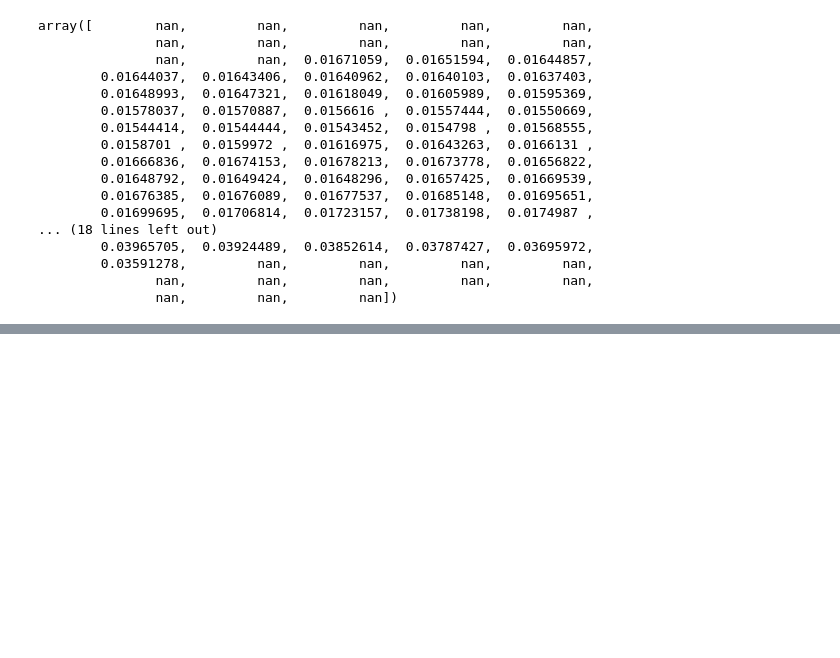
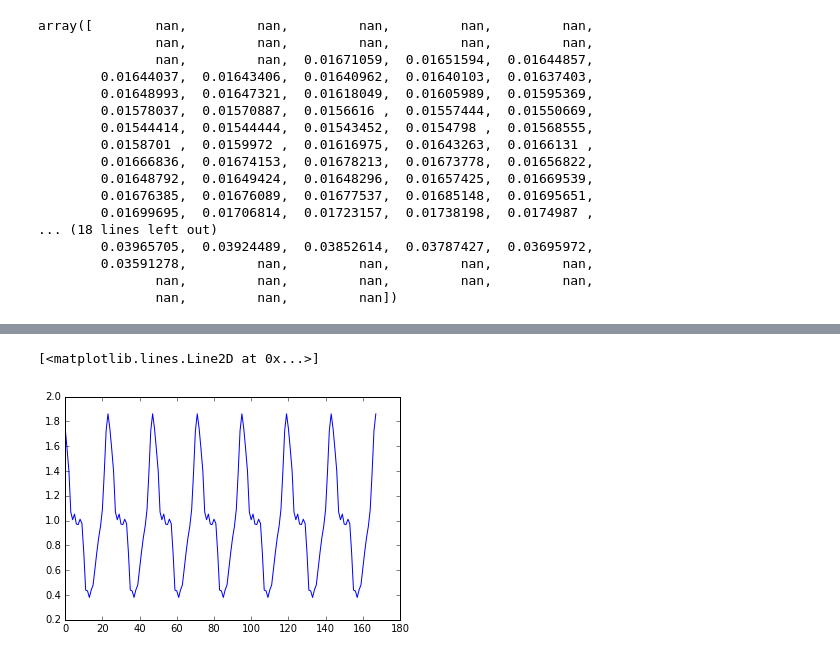
Before and after one commit to tj2huang/nyu-twipsy, a Jupyter notebook: basic tsa.ipynb, the cells around one changed output, grey strips where cells are left out. Cells and saved outputs as stored; diff of their text form; code cells hidden in the pictures; blank space fills up the shorter version.

Commit message:
detrending and deseasoning

```diff
--- a/basic tsa.ipynb
+++ b/basic tsa.ipynb
@@ -190,0 +201,23 @@ array([        nan,         nan,         nan,         nan,         nan,
+# %%
+def decompose_seasonal(ts, period):
+    # ma to detrend
+
+    # cyclic ma
+    x = np.tile(ts, 3)
+    if period % 2 == 0:  # split weights at ends
+        filt = np.array([.5] + [1] * (period - 1) + [.5]) / period
+    else:
+        filt = np.repeat(1./period, period)
+    trend = sm.tsa.filters.convolution_filter(x, filt, nsides=2)
+
+    nobs = len(ts)
+    detrended = (x / trend)[nobs: -nobs]
+
+    seasonal = np.tile(np.array([np.mean(detrended[i::period]) for i in range(period)]), nobs//period + 1)[:nobs]
+    deseasoned = ts/seasonal
+    return {'seasonal': seasonal, 'deseasoned': deseasoned, 'trend': trend[nobs:-nobs]}
+# %%
+result = decompose_seasonal(by_hour[0], 24)
+seasonal = result['seasonal']
+deseasoned = result['deseasoned']
+trend = result['trend']
@@ -190,0 +246,5 @@ array([        nan,         nan,         nan,         nan,         nan,
+# %%
+plt.plot(seasonal)
+# %% [output]
+[<matplotlib.lines.Line2D at 0x...>]
+[figure, added]
```
Also changed, not shown: parts of 30 cells of this notebook.
